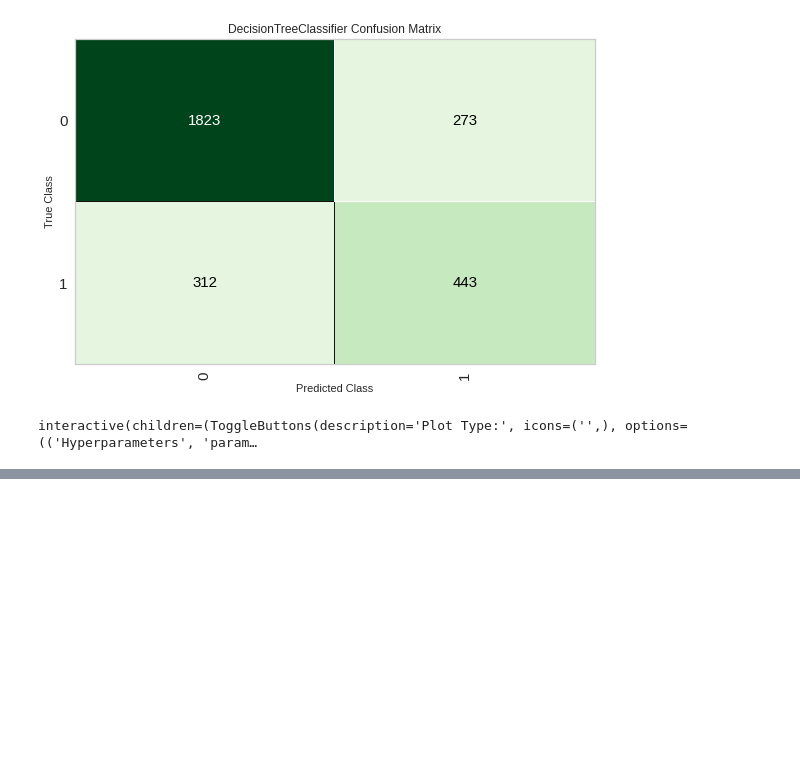
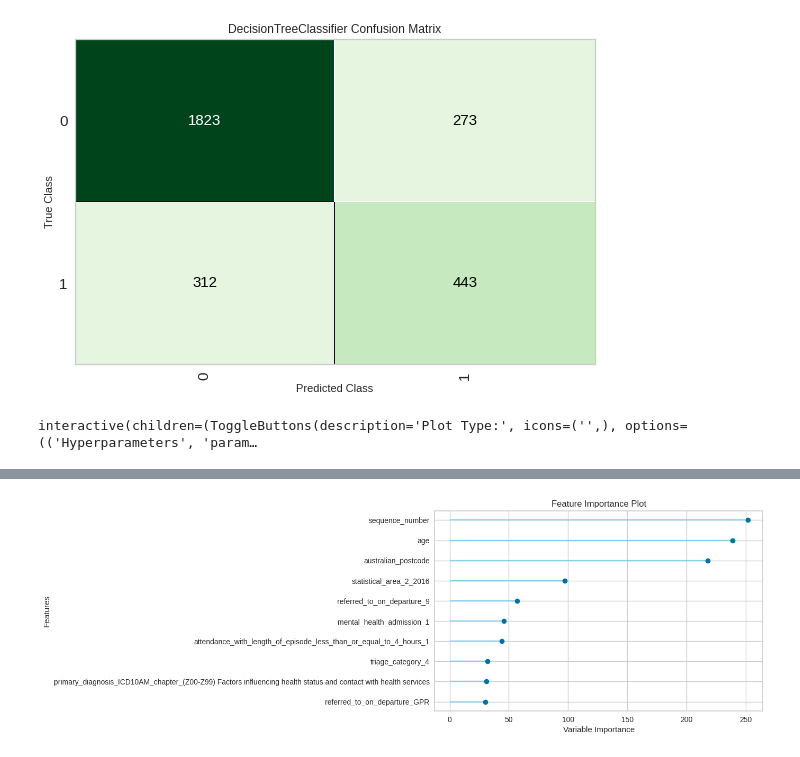
Before and after one commit to 020/020.github.io, a Jupyter notebook: ml_admission_binary_test.ipynb, the cells around one changed output, grey strips where cells are left out. Cells and saved outputs as stored; diff of their text form; code cells hidden in the pictures; blank space fills up the shorter version.

```diff
--- a/ml_admission_binary_test.ipynb
+++ b/ml_admission_binary_test.ipynb
@@ -153,0 +202,4 @@ interactive(children=(ToggleButtons(description='Plot Type:', icons=('',), optio
+# %%
+plot_model(tuned_lightgbm, plot='feature')
+# %% [output]
+[figure, added]
```
Also changed, not shown: parts of 6 cells of this notebook.
